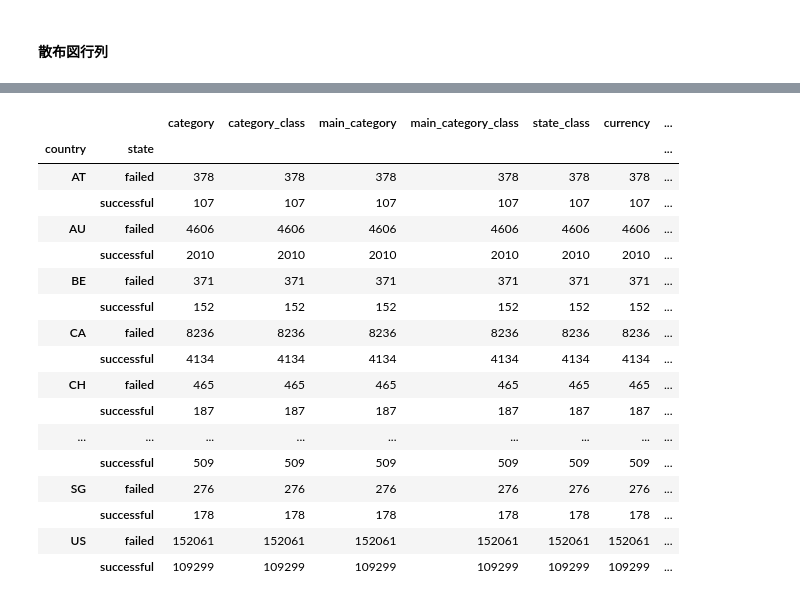
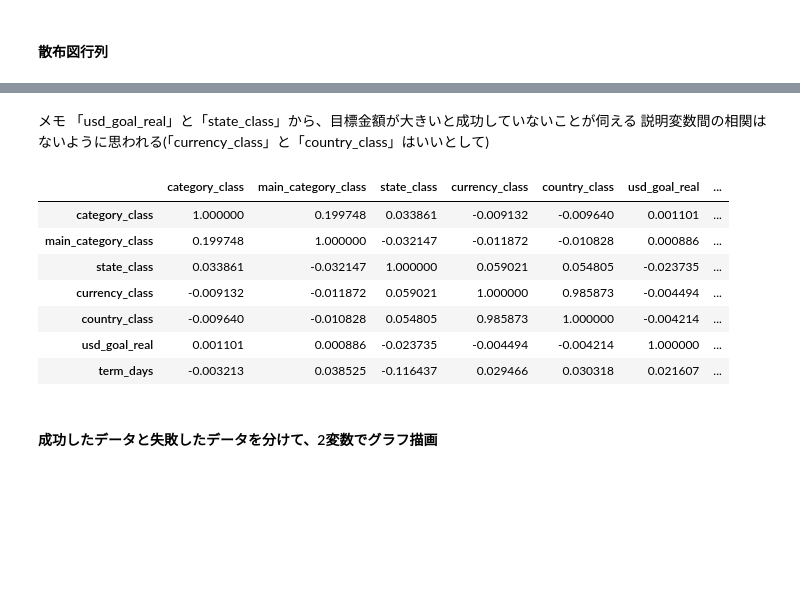
Before and after one commit to a-ozaki-a-ozaki-a-ozaki/KagawaAI_Homework, a Jupyter notebook: Day1_work_a-ozaki.ipynb, the cells around one changed output, grey strips where cells are left out. Drawn from its saved outputs; the diff is of its cells as text; code cells hidden in the pictures; blank space fills up the shorter version.

```diff
--- a/Day1_work_a-ozaki.ipynb
+++ b/Day1_work_a-ozaki.ipynb
@@ -154,21 +167,17 @@ plt.show()
-# %%
-df_success_or_failed.groupby(["country", "state"]).count()
-# %% [output]
-|  |  | category | category_class | main_category | main_category_class | state_class | currency | ... |
-| country | state |  |  |  |  |  |  | ... |
-| AT | failed | 378 | 378 | 378 | 378 | 378 | 378 | ... |
-|  | successful | 107 | 107 | 107 | 107 | 107 | 107 | ... |
-| AU | failed | 4606 | 4606 | 4606 | 4606 | 4606 | 4606 | ... |
-|  | successful | 2010 | 2010 | 2010 | 2010 | 2010 | 2010 | ... |
-| BE | failed | 371 | 371 | 371 | 371 | 371 | 371 | ... |
-|  | successful | 152 | 152 | 152 | 152 | 152 | 152 | ... |
-| CA | failed | 8236 | 8236 | 8236 | 8236 | 8236 | 8236 | ... |
-|  | successful | 4134 | 4134 | 4134 | 4134 | 4134 | 4134 | ... |
-| CH | failed | 465 | 465 | 465 | 465 | 465 | 465 | ... |
-|  | successful | 187 | 187 | 187 | 187 | 187 | 187 | ... |
-| ... | ... | ... | ... | ... | ... | ... | ... | ... |
-|  | successful | 509 | 509 | 509 | 509 | 509 | 509 | ... |
-| SG | failed | 276 | 276 | 276 | 276 | 276 | 276 | ... |
-|  | successful | 178 | 178 | 178 | 178 | 178 | 178 | ... |
-| US | failed | 152061 | 152061 | 152061 | 152061 | 152061 | 152061 | ... |
-|  | successful | 109299 | 109299 | 109299 | 109299 | 109299 | 109299 | ... |
+# %% [markdown]
+メモ
+「usd_goal_real」と「state_class」から、目標金額が大きいと成功していないことが伺える
+説明変数間の相関はないように思われる(「currency_class」と「country_class」はいいとして)
+# %%
+df_success_or_failed.corr()
+# %% [output]
+|  | category_class | main_category_class | state_class | currency_class | country_class | usd_goal_real | ... |
+| category_class | 1.000000 | 0.199748 | 0.033861 | -0.009132 | -0.009640 | 0.001101 | ... |
+| main_category_class | 0.199748 | 1.000000 | -0.032147 | -0.011872 | -0.010828 | 0.000886 | ... |
+| state_class | 0.033861 | -0.032147 | 1.000000 | 0.059021 | 0.054805 | -0.023735 | ... |
+| currency_class | -0.009132 | -0.011872 | 0.059021 | 1.000000 | 0.985873 | -0.004494 | ... |
+| country_class | -0.009640 | -0.010828 | 0.054805 | 0.985873 | 1.000000 | -0.004214 | ... |
+| usd_goal_real | 0.001101 | 0.000886 | -0.023735 | -0.004494 | -0.004214 | 1.000000 | ... |
+| term_days | -0.003213 | 0.038525 | -0.116437 | 0.029466 | 0.030318 | 0.021607 | ... |
+# %% [markdown]
+#### 成功したデータと失敗したデータを分けて、2変数でグラフ描画
```
Also changed, not shown: parts of 15 cells of this notebook.
